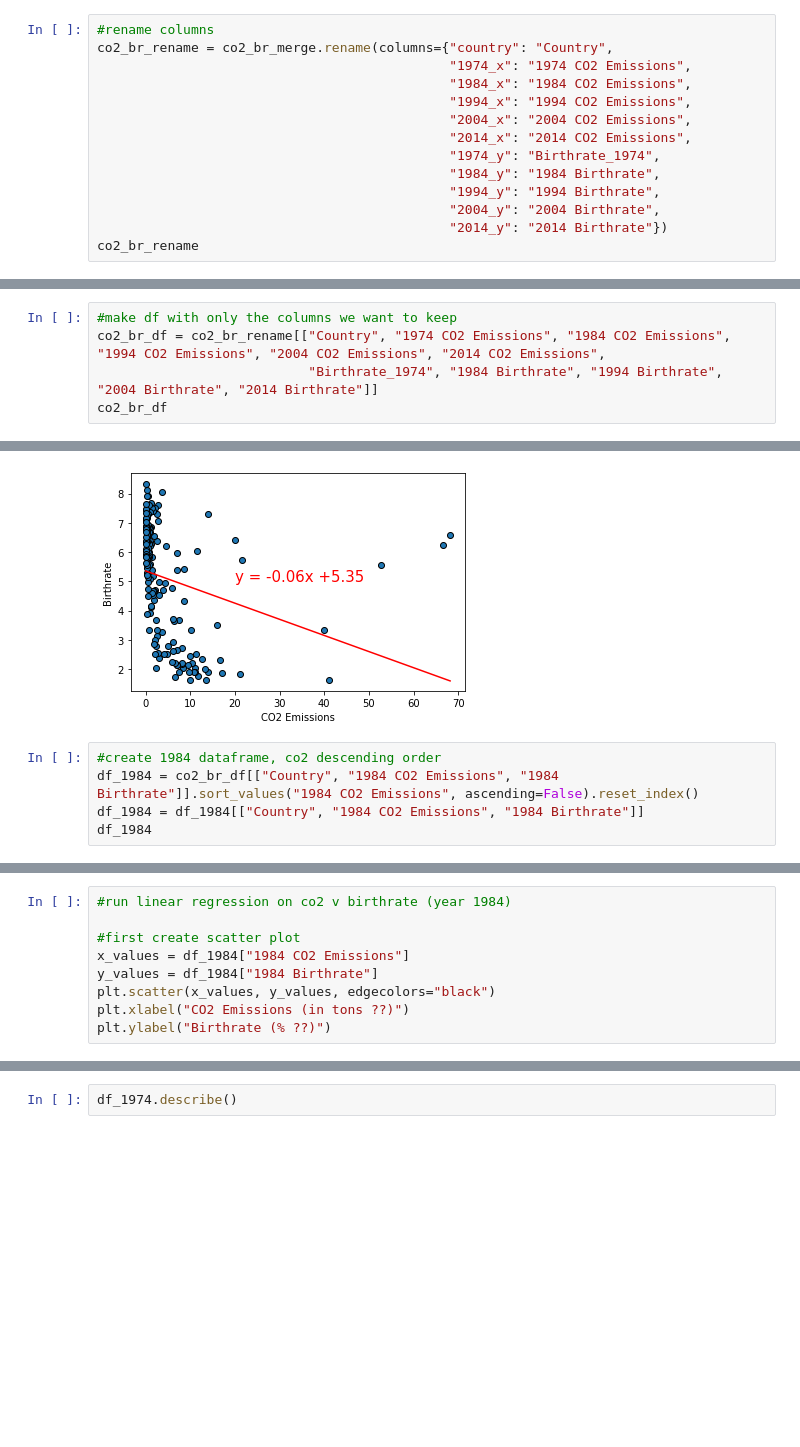
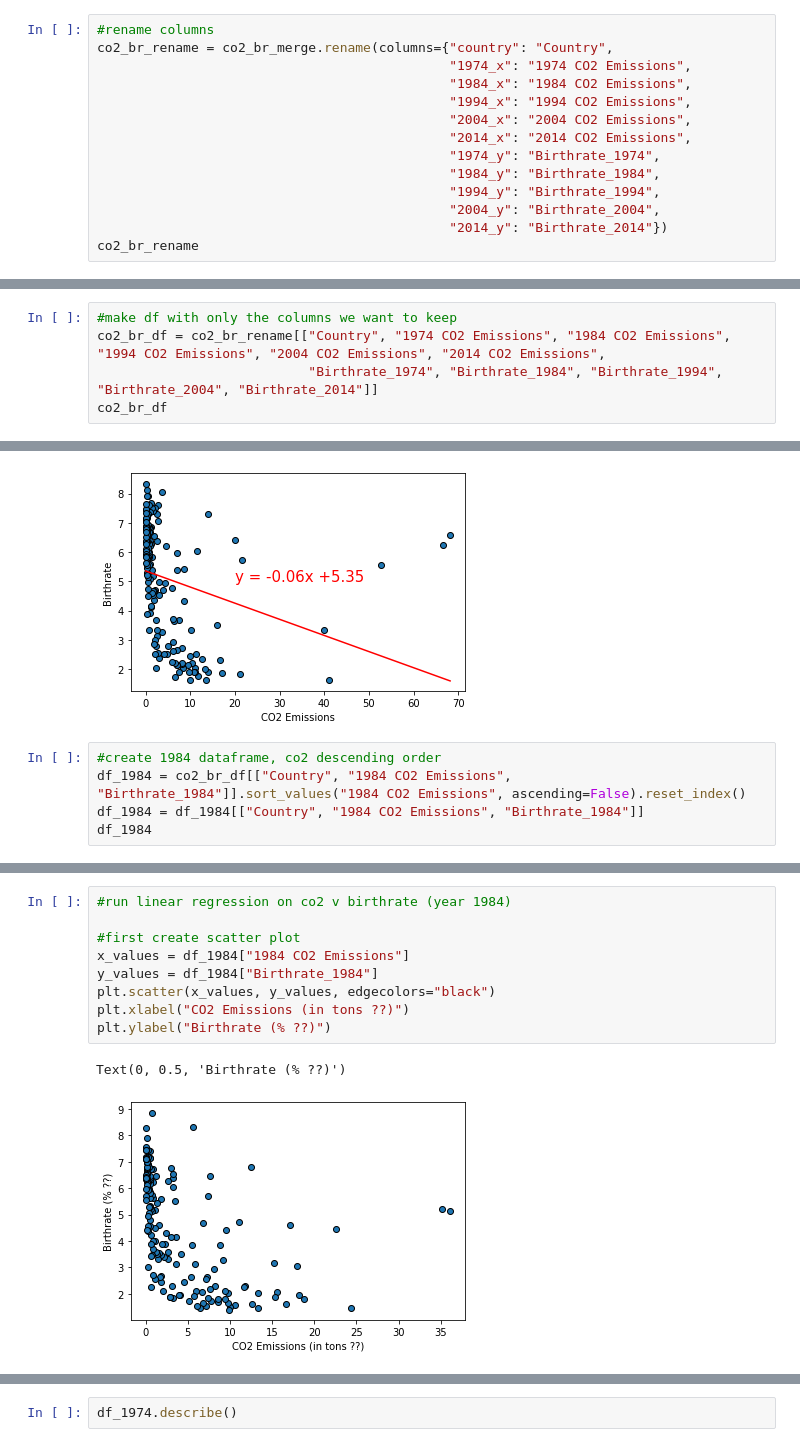
Before and after one commit to VallieTracy/project-one, a Jupyter notebook: Team_Awesome_Project_1.ipynb, the cells around one changed output, grey strips where cells are left out. Drawn from its saved outputs; the diff is of its cells as text; blank space fills up the shorter version.

```diff
--- a/Team_Awesome_Project_1.ipynb
+++ b/Team_Awesome_Project_1.ipynb
@@ -109,10 +153,10 @@ co2_br_rename = co2_br_merge.rename(columns={"country": "Country",
                                              "2004_x": "2004 CO2 Emissions",
                                              "2014_x": "2014 CO2 Emissions",
                                              "1974_y": "Birthrate_1974",
-                                             "1984_y": "1984 Birthrate",
-                                             "1994_y": "1994 Birthrate",
-                                             "2004_y": "2004 Birthrate",
-                                             "2014_y": "2014 Birthrate"})
+                                             "1984_y": "Birthrate_1984",
+                                             "1994_y": "Birthrate_1994",
+                                             "2004_y": "Birthrate_2004",
+                                             "2014_y": "Birthrate_2014"})
 co2_br_rename
 # %% [output]
 |  | Country | 1800_x | 1801_x | 1802_x | 1803_x | 1804_x | 1805_x | 1806_x | 1807_x | 1808_x | ... | ... |
@@ -131,7 +175,7 @@ co2_br_rename
 # %%
 #make df with only the columns we want to keep
 co2_br_df = co2_br_rename[["Country", "1974 CO2 Emissions", "1984 CO2 Emissions", "1994 CO2 Emissions", "2004 CO2 Emissions", "2014 CO2 Emissions",
-                           "Birthrate_1974", "1984 Birthrate", "1994 Birthrate", "2004 Birthrate", "2014 Birthrate"]]
+                           "Birthrate_1974", "Birthrate_1984", "Birthrate_1994", "Birthrate_2004", "Birthrate_2014"]]
 co2_br_df
 # %% [output]
 |  | Country | 1974 CO2 Emissions | 1984 CO2 Emissions | 1994 CO2 Emissions | 2004 CO2 Emissions | ... |
@@ -245,6 +289,6 @@ The r-squared is: -0.2799233935911636
 [figure]
 # %%
 #create 1984 dataframe, co2 descending order
-df_1984 = co2_br_df[["Country", "1984 CO2 Emissions", "1984 Birthrate"]].sort_values("1984 CO2 Emissions", ascending=False).reset_index()
-df_1984 = df_1984[["Country", "1984 CO2 Emissions", "1984 Birthrate"]]
+df_1984 = co2_br_df[["Country", "1984 CO2 Emissions", "Birthrate_1984"]].sort_values("1984 CO2 Emissions", ascending=False).reset_index()
+df_1984 = df_1984[["Country", "1984 CO2 Emissions", "Birthrate_1984"]]
 df_1984
@@ -255,12 +327,15 @@ df_1984
 # %%
 #run linear regression on co2 v birthrate (year 1984)
 
 #first create scatter plot
 x_values = df_1984["1984 CO2 Emissions"]
-y_values = df_1984["1984 Birthrate"]
+y_values = df_1984["Birthrate_1984"]
 plt.scatter(x_values, y_values, edgecolors="black")
 plt.xlabel("CO2 Emissions (in tons ??)")
 plt.ylabel("Birthrate (% ??)")
+# %% [output]
+Text(0, 0.5, 'Birthrate (% ??)')
+[figure, added]
 # %%
 #perform a linear regression on co2 v birthrate (year 1984)
 (slope, intercept, rvalue, pvalue, stderr) = stats.linregress(x_values, y_values)
```
Also changed, not shown: parts of 82 cells of this notebook.
